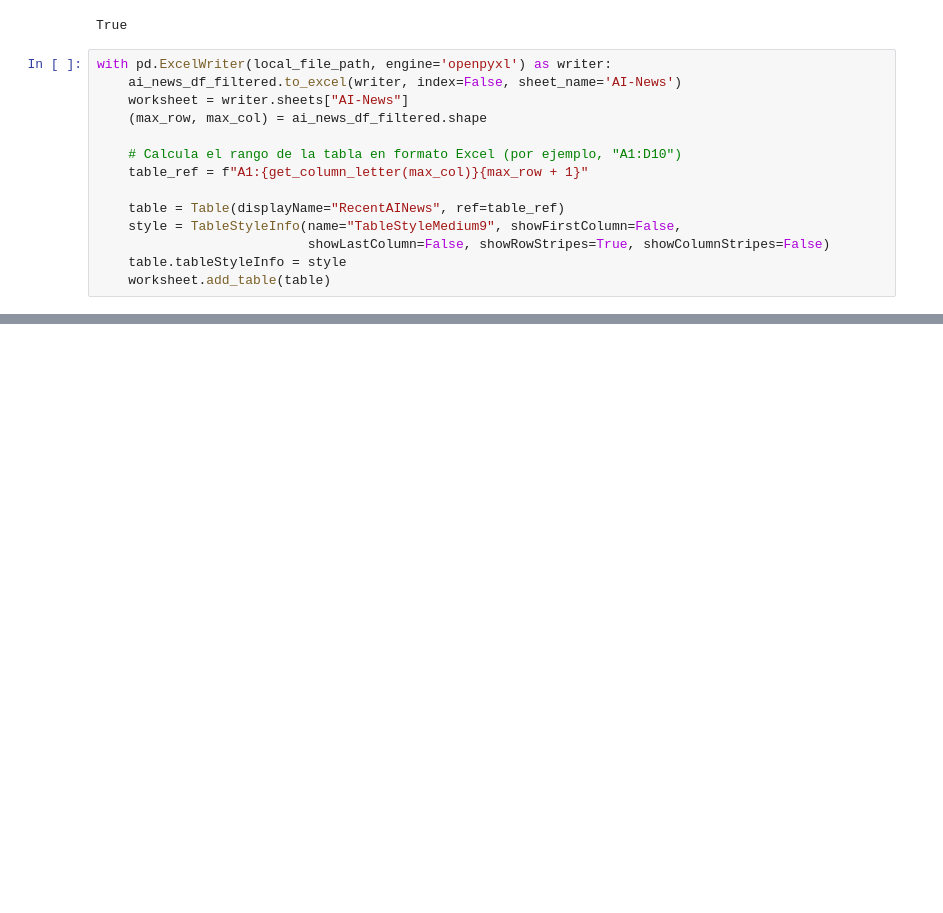
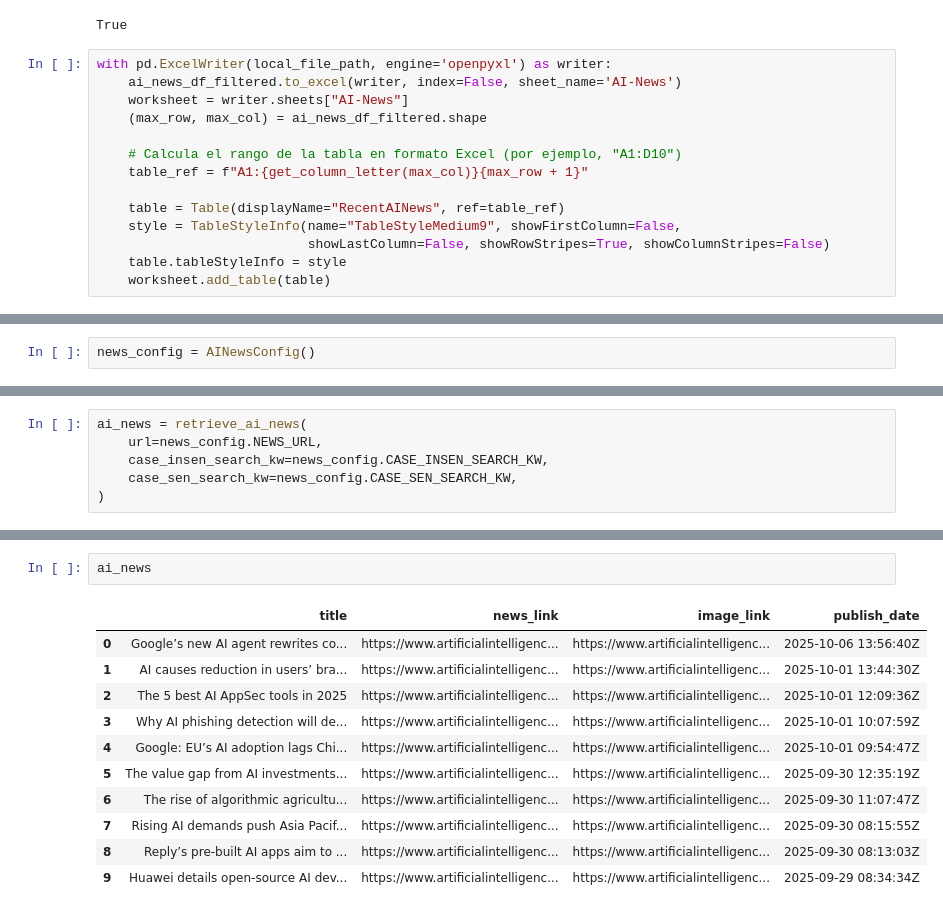
Before and after one commit to eamadorm-endava/AI-Hub-SharePoint-Project, a Jupyter notebook: notebooks/ai_news_extraction.ipynb, the cells around one changed output, grey strips where cells are left out. Cells and saved outputs as stored; diff of their text form; blank space fills up the shorter version.

```diff
--- a/notebooks/ai_news_extraction.ipynb
+++ b/notebooks/ai_news_extraction.ipynb
@@ -341,0 +351,2 @@ with pd.ExcelWriter(local_file_path, engine='openpyxl') as writer:
+# %%
+news_config = AINewsConfig()
@@ -341,0 +366,6 @@ with pd.ExcelWriter(local_file_path, engine='openpyxl') as writer:
+# %%
+ai_news = retrieve_ai_news(
+    url=news_config.NEWS_URL,
+    case_insen_search_kw=news_config.CASE_INSEN_SEARCH_KW,
+    case_sen_search_kw=news_config.CASE_SEN_SEARCH_KW,
+)
@@ -341,0 +390,14 @@ with pd.ExcelWriter(local_file_path, engine='openpyxl') as writer:
+# %%
+ai_news
+# %% [output]
+|  | title | news_link | image_link | publish_date |
+| 0 | Google’s new AI agent rewrites co... | https://www.artificialintelligenc... | https://www.artificialintelligenc... | 2025-10-06 13:56:40Z |
+| 1 | AI causes reduction in users’ bra... | https://www.artificialintelligenc... | https://www.artificialintelligenc... | 2025-10-01 13:44:30Z |
+| 2 | The 5 best AI AppSec tools in 2025 | https://www.artificialintelligenc... | https://www.artificialintelligenc... | 2025-10-01 12:09:36Z |
+| 3 | Why AI phishing detection will de... | https://www.artificialintelligenc... | https://www.artificialintelligenc... | 2025-10-01 10:07:59Z |
+| 4 | Google: EU’s AI adoption lags Chi... | https://www.artificialintelligenc... | https://www.artificialintelligenc... | 2025-10-01 09:54:47Z |
+| 5 | The value gap from AI investments... | https://www.artificialintelligenc... | https://www.artificialintelligenc... | 2025-09-30 12:35:19Z |
+| 6 | The rise of algorithmic agricultu... | https://www.artificialintelligenc... | https://www.artificialintelligenc... | 2025-09-30 11:07:47Z |
+| 7 | Rising AI demands push Asia Pacif... | https://www.artificialintelligenc... | https://www.artificialintelligenc... | 2025-09-30 08:15:55Z |
+| 8 | Reply’s pre-built AI apps aim to ... | https://www.artificialintelligenc... | https://www.artificialintelligenc... | 2025-09-30 08:13:03Z |
+| 9 | Huawei details open-source AI dev... | https://www.artificialintelligenc... | https://www.artificialintelligenc... | 2025-09-29 08:34:34Z |
```
Also changed, not shown: parts of 7 cells of this notebook, 10 other files.
